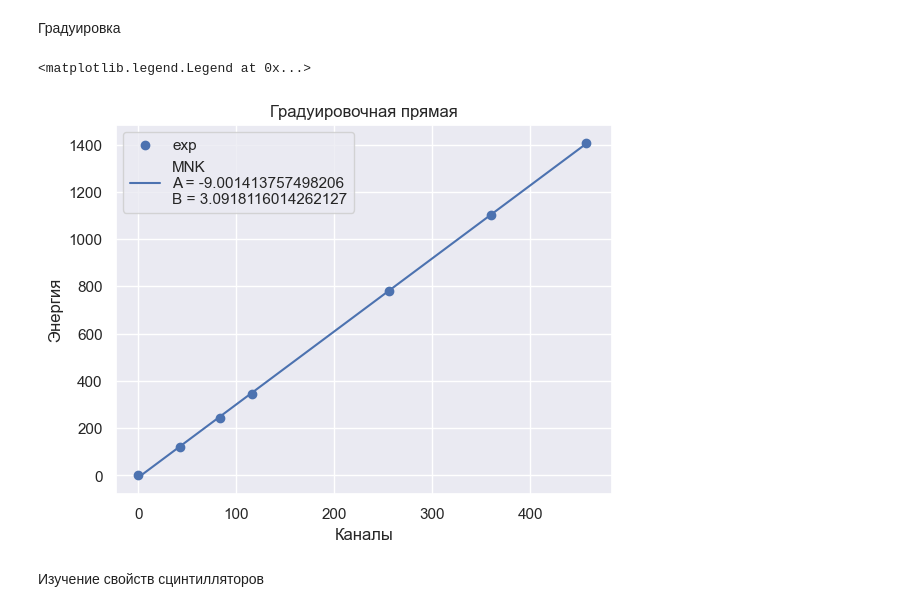
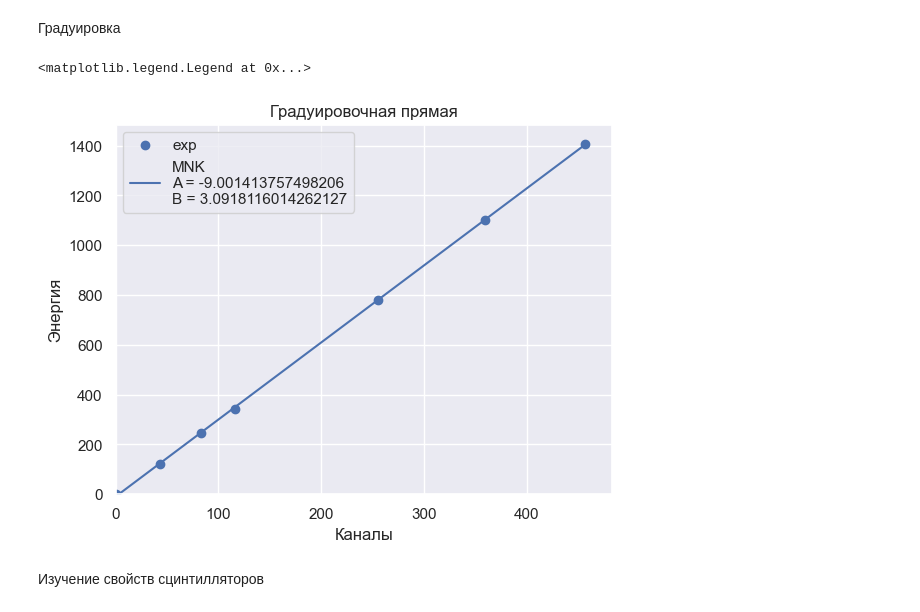
Before and after one commit to NikiTesla/nucl_prak, a Jupyter notebook: scint/scint.ipynb, the cells around one changed output. Drawn from its saved outputs; the diff is of its cells as text; code cells hidden in the pictures.

```diff
--- a/scint/scint.ipynb
+++ b/scint/scint.ipynb
@@ -36,6 +36,8 @@ with open("data/anodnaya.txt") as f:
 popt, pcov = opt.curve_fit(polinom_fit, anodnaya_x, anodnaya_y, p0=[0.001, 0.001, 5], maxfev=2000)
 # %%
 fig, axs = plt.subplots(1, 2, figsize=(12, 5))
+sns.set_theme(style="darkgrid")
+
 axs[0].scatter(anodnaya_x, anodnaya_y, color="black")
 # axs[0].plot(np.arange(865, 1352, 0.1), polinom_fit(np.arange(865, 1352, 0.1), *popt))
 axs[0].set_title("Анодная характеристика")
@@ -56,21 +58,23 @@ Text(0.5, 0, 'Uk')
 # %%
 with open("data/grad.txt") as f:
     lines = f.readlines()
     grad_x = list(map(lambda x: float(x.split()[0]), lines[2:]))
     grad_y = list(map(lambda x: float(x.split()[1]), lines[2:]))
 
 popt, pcov = opt.curve_fit(linear_fit, grad_x, grad_y)
 
 plt.scatter(grad_x, grad_y, label="exp")
 plt.plot(np.arange(0, 460, 0.1), linear_fit(np.arange(0, 460, 0.1), *popt),
          label=f"MNK\nA = {popt[1]}\nB = {popt[0]}")
 plt.title("Градуировочная прямая")
 plt.xlabel("Каналы")
+plt.ylim(bottom=0)
+plt.xlim(left=0)
 plt.ylabel("Энергия")
 plt.legend()
 # %% [output]
 <matplotlib.legend.Legend at 0x...>
-[figure, old version]
+[figure, new version]
 # %% [markdown]
 Изучение свойств сцинтилляторов
 # %%
```
